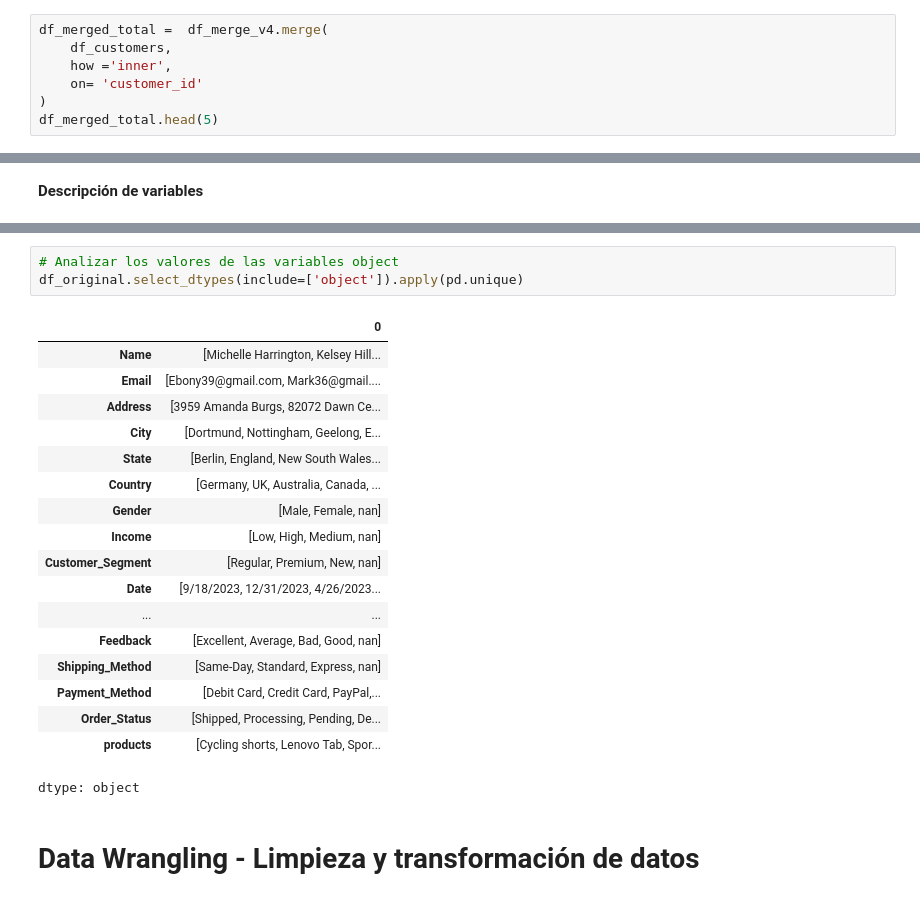
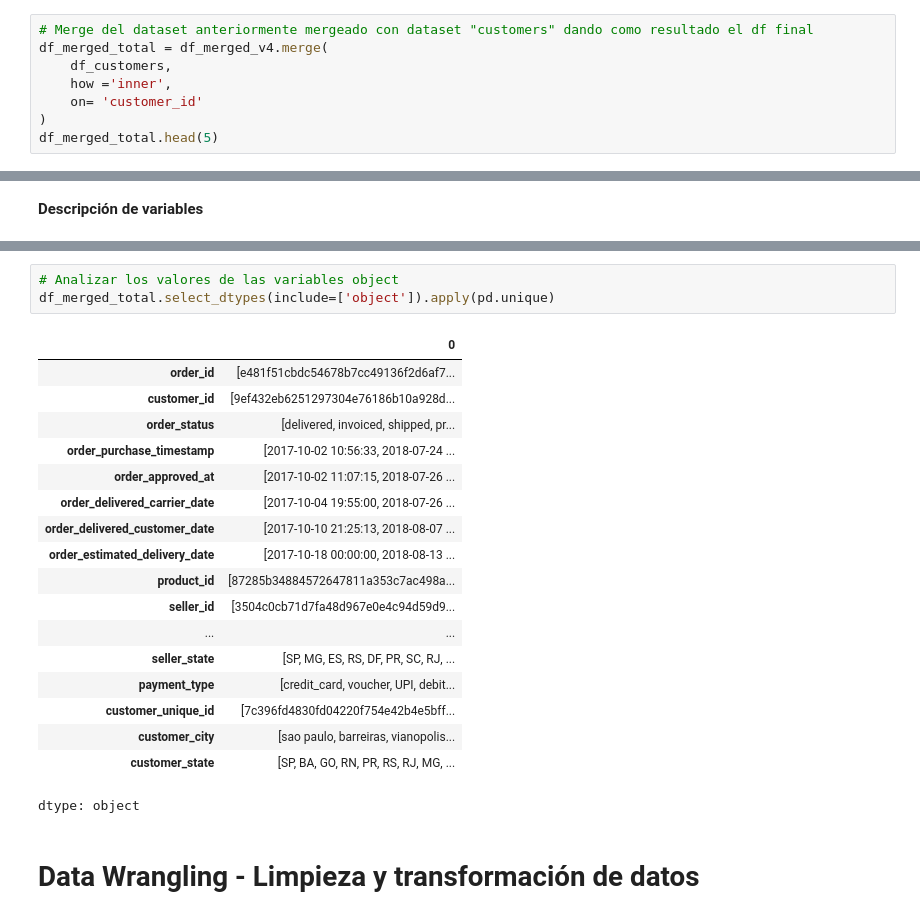
Before and after one commit to nicobotti91/coderds, a Jupyter notebook: etapas_basicas_dsii_botti_1er_entrega_testDSI.ipynb, the cells around one changed output, grey strips where cells are left out. Saved outputs shown, nothing was run; the diff lists cells and outputs as text.

```diff
--- a/etapas_basicas_dsii_botti_1er_entrega_testDSI.ipynb
+++ b/etapas_basicas_dsii_botti_1er_entrega_testDSI.ipynb
@@ -103,5 +98,6 @@ NameError: name 'df_merged_v5' is not defined
 # %%
-df_merged_total =  df_merge_v4.merge(
+# Merge del dataset anteriormente mergeado con dataset "customers" dando como resultado el df final
+df_merged_total = df_merged_v4.merge(
     df_customers,
     how ='inner',
     on= 'customer_id'
@@ -246,24 +245,24 @@ display(ref_variables.reset_index())
 # %%
 # Analizar los valores de las variables object
-df_original.select_dtypes(include=['object']).apply(pd.unique)
+df_merged_total.select_dtypes(include=['object']).apply(pd.unique)
 # %% [output]
 |  | 0 |
-| Name | [Michelle Harrington, Kelsey Hill... |
-| Email | [Ebony39@gmail.com, Mark36@gmail.... |
-| Address | [3959 Amanda Burgs, 82072 Dawn Ce... |
-| City | [Dortmund, Nottingham, Geelong, E... |
-| State | [Berlin, England, New South Wales... |
-| Country | [Germany, UK, Australia, Canada, ... |
-| Gender | [Male, Female, nan] |
-| Income | [Low, High, Medium, nan] |
-| Customer_Segment | [Regular, Premium, New, nan] |
-| Date | [9/18/2023, 12/31/2023, 4/26/2023... |
+| order_id | [e481f51cbdc54678b7cc49136f2d6af7... |
+| customer_id | [9ef432eb6251297304e76186b10a928d... |
+| order_status | [delivered, invoiced, shipped, pr... |
+| order_purchase_timestamp | [2017-10-02 10:56:33, 2018-07-24 ... |
+| order_approved_at | [2017-10-02 11:07:15, 2018-07-26 ... |
+| order_delivered_carrier_date | [2017-10-04 19:55:00, 2018-07-26 ... |
+| order_delivered_customer_date | [2017-10-10 21:25:13, 2018-08-07 ... |
+| order_estimated_delivery_date | [2017-10-18 00:00:00, 2018-08-13 ... |
+| product_id | [87285b34884572647811a353c7ac498a... |
+| seller_id | [3504c0cb71d7fa48d967e0e4c94d59d9... |
 | ... | ... |
-| Feedback | [Excellent, Average, Bad, Good, nan] |
-| Shipping_Method | [Same-Day, Standard, Express, nan] |
-| Payment_Method | [Debit Card, Credit Card, PayPal,... |
-| Order_Status | [Shipped, Processing, Pending, De... |
-| products | [Cycling shorts, Lenovo Tab, Spor... |
+| seller_state | [SP, MG, ES, RS, DF, PR, SC, RJ, ... |
+| payment_type | [credit_card, voucher, UPI, debit... |
+| customer_unique_id | [7c396fd4830fd04220f754e42b4e5bff... |
+| customer_city | [sao paulo, barreiras, vianopolis... |
+| customer_state | [SP, BA, GO, RN, PR, RS, RJ, MG, ... |
 dtype: object
 # %% [markdown]
 # **Data Wrangling - Limpieza y transformación de datos**
```
Also changed, not shown: parts of 37 cells of this notebook.
